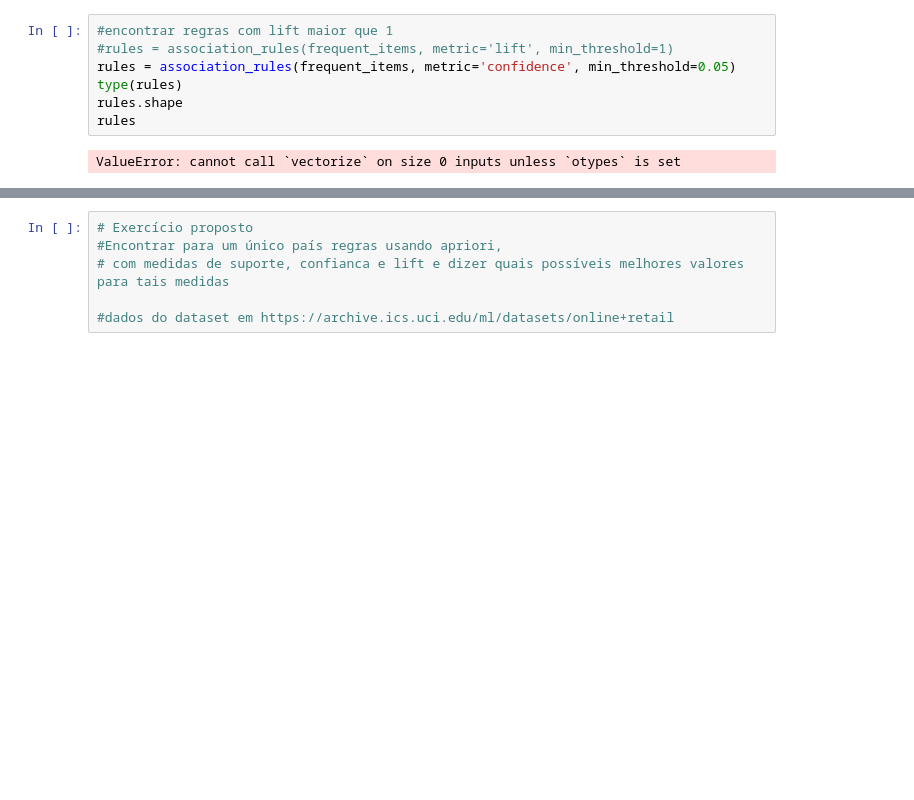
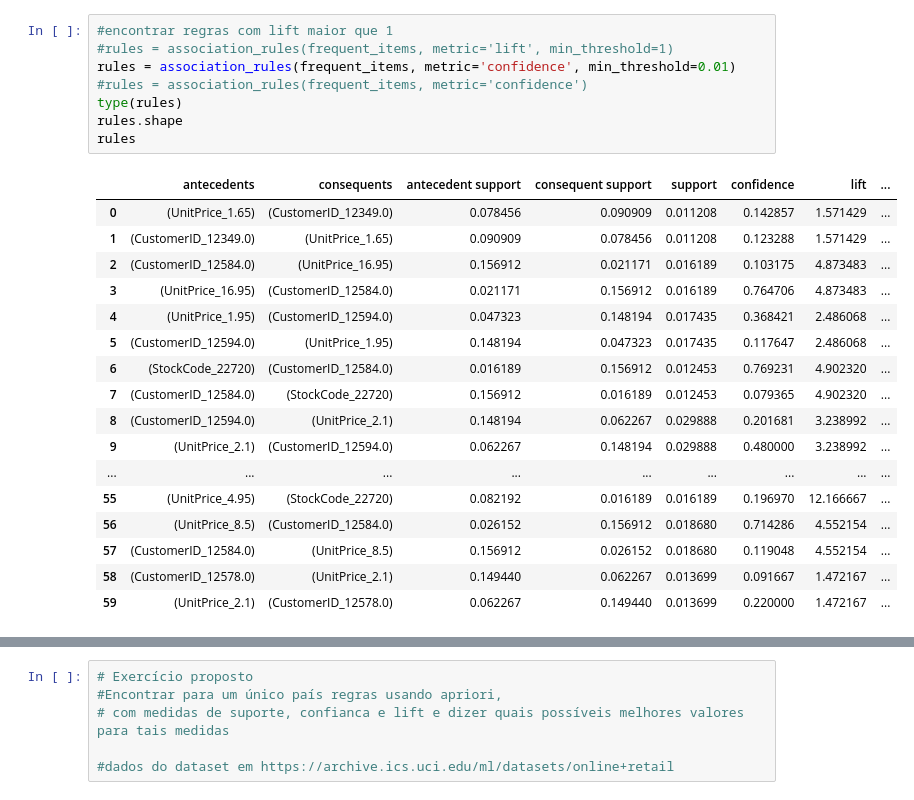
Before and after one commit to BrunoICardoso/DataScience, a Jupyter notebook: machine-learning-1/Trabalho 3 - Regras de Associação.ipynb, the cells around one changed output, grey strips where cells are left out. Cells and saved outputs as stored; diff of their text form; blank space fills up the shorter version.

```diff
--- a/machine-learning-1/Trabalho 3 - Regras de Associação.ipynb
+++ b/machine-learning-1/Trabalho 3 - Regras de Associação.ipynb
@@ -70,12 +76,29 @@ frequent_items = apriori(df1, min_support=0.05, use_colnames=True)
 # %%
 #encontrar regras com lift maior que 1
 #rules = association_rules(frequent_items, metric='lift', min_threshold=1)
-rules = association_rules(frequent_items, metric='confidence', min_threshold=0.05)
+rules = association_rules(frequent_items, metric='confidence', min_threshold=0.01)
+#rules = association_rules(frequent_items, metric='confidence')
 type(rules)
 rules.shape
 rules
 # %% [output]
-ValueError: cannot call `vectorize` on size 0 inputs unless `otypes` is set
+|  | antecedents | consequents | antecedent support | consequent support | support | confidence | lift | ... |
+| 0 | (UnitPrice_1.65) | (CustomerID_12349.0) | 0.078456 | 0.090909 | 0.011208 | 0.142857 | 1.571429 | ... |
+| 1 | (CustomerID_12349.0) | (UnitPrice_1.65) | 0.090909 | 0.078456 | 0.011208 | 0.123288 | 1.571429 | ... |
+| 2 | (CustomerID_12584.0) | (UnitPrice_16.95) | 0.156912 | 0.021171 | 0.016189 | 0.103175 | 4.873483 | ... |
+| 3 | (UnitPrice_16.95) | (CustomerID_12584.0) | 0.021171 | 0.156912 | 0.016189 | 0.764706 | 4.873483 | ... |
+| 4 | (UnitPrice_1.95) | (CustomerID_12594.0) | 0.047323 | 0.148194 | 0.017435 | 0.368421 | 2.486068 | ... |
+| 5 | (CustomerID_12594.0) | (UnitPrice_1.95) | 0.148194 | 0.047323 | 0.017435 | 0.117647 | 2.486068 | ... |
+| 6 | (StockCode_22720) | (CustomerID_12584.0) | 0.016189 | 0.156912 | 0.012453 | 0.769231 | 4.902320 | ... |
+| 7 | (CustomerID_12584.0) | (StockCode_22720) | 0.156912 | 0.016189 | 0.012453 | 0.079365 | 4.902320 | ... |
+| 8 | (CustomerID_12594.0) | (UnitPrice_2.1) | 0.148194 | 0.062267 | 0.029888 | 0.201681 | 3.238992 | ... |
+| 9 | (UnitPrice_2.1) | (CustomerID_12594.0) | 0.062267 | 0.148194 | 0.029888 | 0.480000 | 3.238992 | ... |
+| ... | ... | ... | ... | ... | ... | ... | ... | ... |
+| 55 | (UnitPrice_4.95) | (StockCode_22720) | 0.082192 | 0.016189 | 0.016189 | 0.196970 | 12.166667 | ... |
+| 56 | (UnitPrice_8.5) | (CustomerID_12584.0) | 0.026152 | 0.156912 | 0.018680 | 0.714286 | 4.552154 | ... |
+| 57 | (CustomerID_12584.0) | (UnitPrice_8.5) | 0.156912 | 0.026152 | 0.018680 | 0.119048 | 4.552154 | ... |
+| 58 | (CustomerID_12578.0) | (UnitPrice_2.1) | 0.149440 | 0.062267 | 0.013699 | 0.091667 | 1.472167 | ... |
+| 59 | (UnitPrice_2.1) | (CustomerID_12578.0) | 0.062267 | 0.149440 | 0.013699 | 0.220000 | 1.472167 | ... |
 # %%
 #10 primeiras regras com maior suporte
 rules.sort_values('support', ascending= False).head(10)
```
Also changed, not shown: parts of 13 cells of this notebook.
